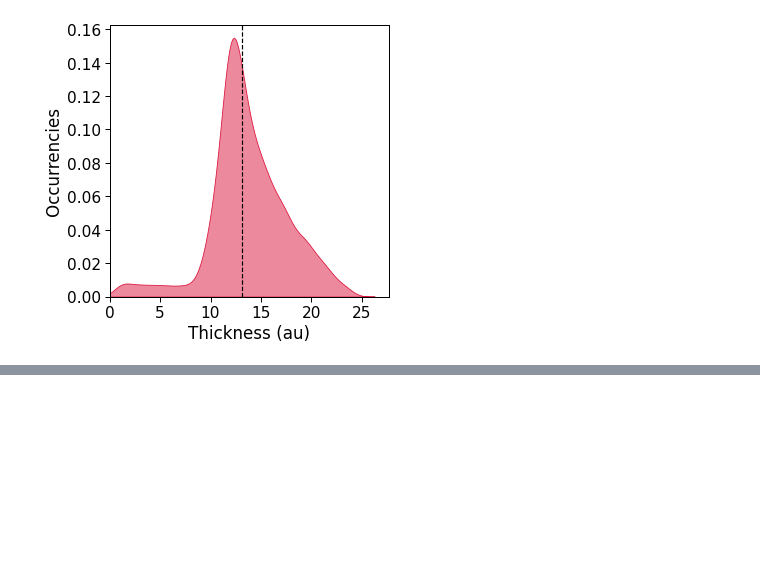
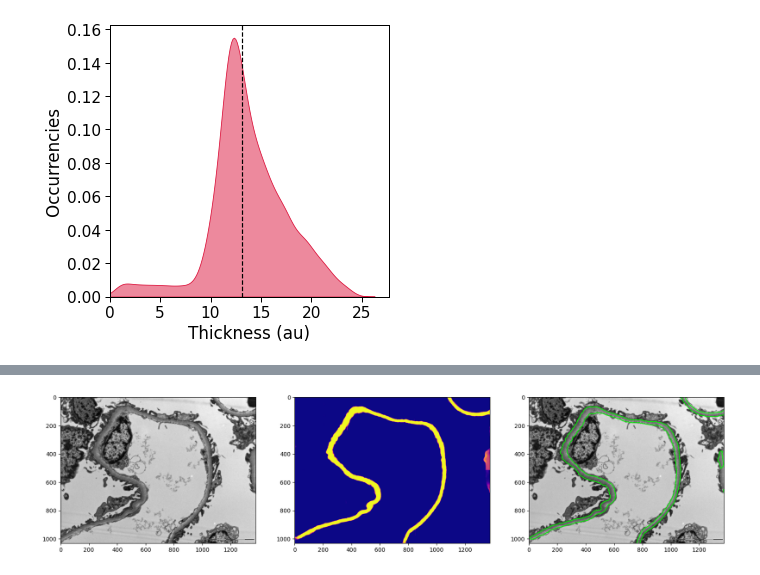
Before and after one commit to Nico-Curti/glomerular-basement-membrane, a Jupyter notebook: notebook/gbmseg_thickness.ipynb, the cells around one changed output, grey strips where cells are left out. Drawn from its saved outputs; the diff is of its cells as text; code cells hidden in the pictures; blank space fills up the shorter version.

```diff
--- a/notebook/gbmseg_thickness.ipynb
+++ b/notebook/gbmseg_thickness.ipynb
@@ -140,0 +273,12 @@ Median thickness estimation: 13.153
+# %%
+# binarize the prediction
+mask = pred > 0.5
+mask = np.uint8(mask * 255)
+
+fig, (ax1, ax2, ax3) = plt.subplots(nrows=1, ncols=3, figsize=(21, 7))
+_ = ax1.imshow(img, cmap='gray')
+_ = ax2.imshow(pred, cmap='plasma')
+_ = ax3.imshow(img, cmap='gray')
+_ = ax3.contour(mask, colors='lime', levels=1, linewidths=1)
+# %% [output]
+[figure, added]
```
Also changed, not shown: parts of 5 cells of this notebook, 4 other files.
